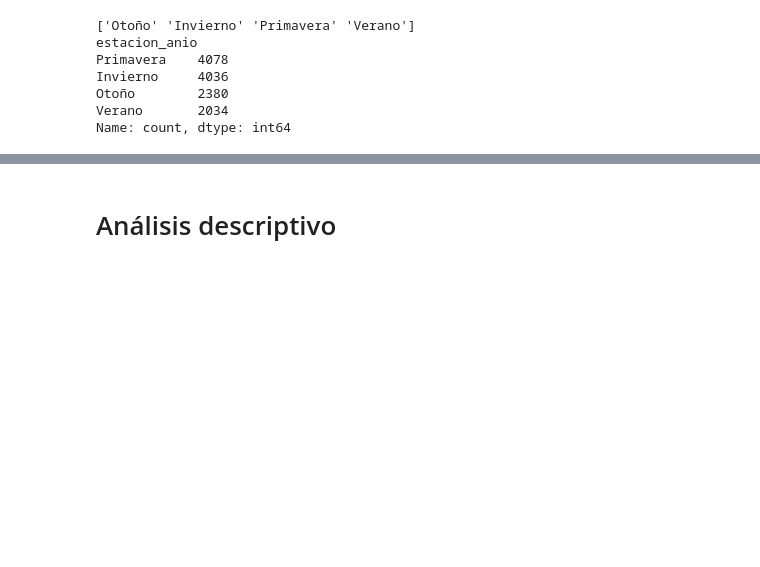
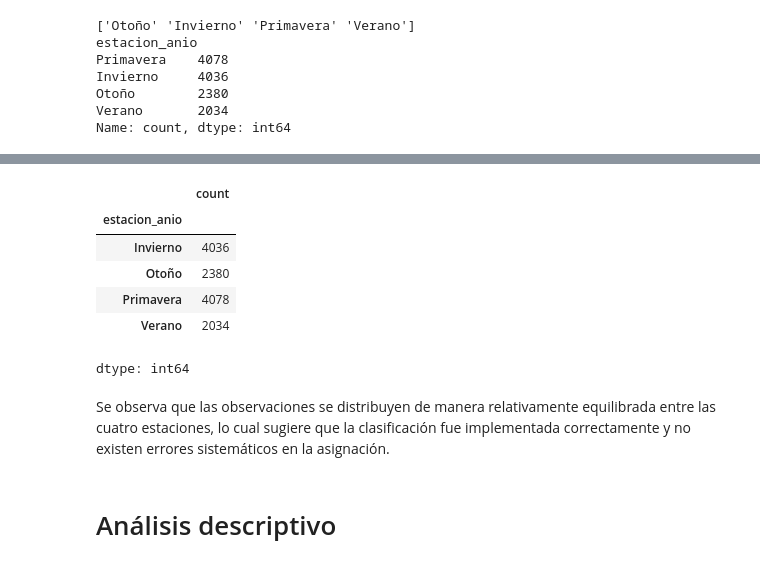
Before and after one commit to davidpalacio1/TP-1-LDD, a Jupyter notebook: TP_bicis.ipynb, the cells around one changed output, grey strips where cells are left out. Saved outputs shown, nothing was run; the diff lists cells and outputs as text; code cells hidden in the pictures; blank space fills up the shorter version.

```diff
--- a/TP_bicis.ipynb
+++ b/TP_bicis.ipynb
@@ -421,3 +433,15 @@ Name: count, dtype: int64
+# %%
+datos_limpios["estacion_anio"].value_counts().sort_index()
+# %% [output]
+|  | count |
+| estacion_anio |  |
+| Invierno | 4036 |
+| Otoño | 2380 |
+| Primavera | 4078 |
+| Verano | 2034 |
+dtype: int64
+# %% [markdown]
+Se observa que las observaciones se distribuyen de manera relativamente equilibrada entre las cuatro estaciones, lo cual sugiere que la clasificación fue implementada correctamente y no existen errores sistemáticos en la asignación.
 # %% [markdown]
 # Análisis descriptivo
 # %%
```
Also changed, not shown: parts of 3 cells of this notebook.
